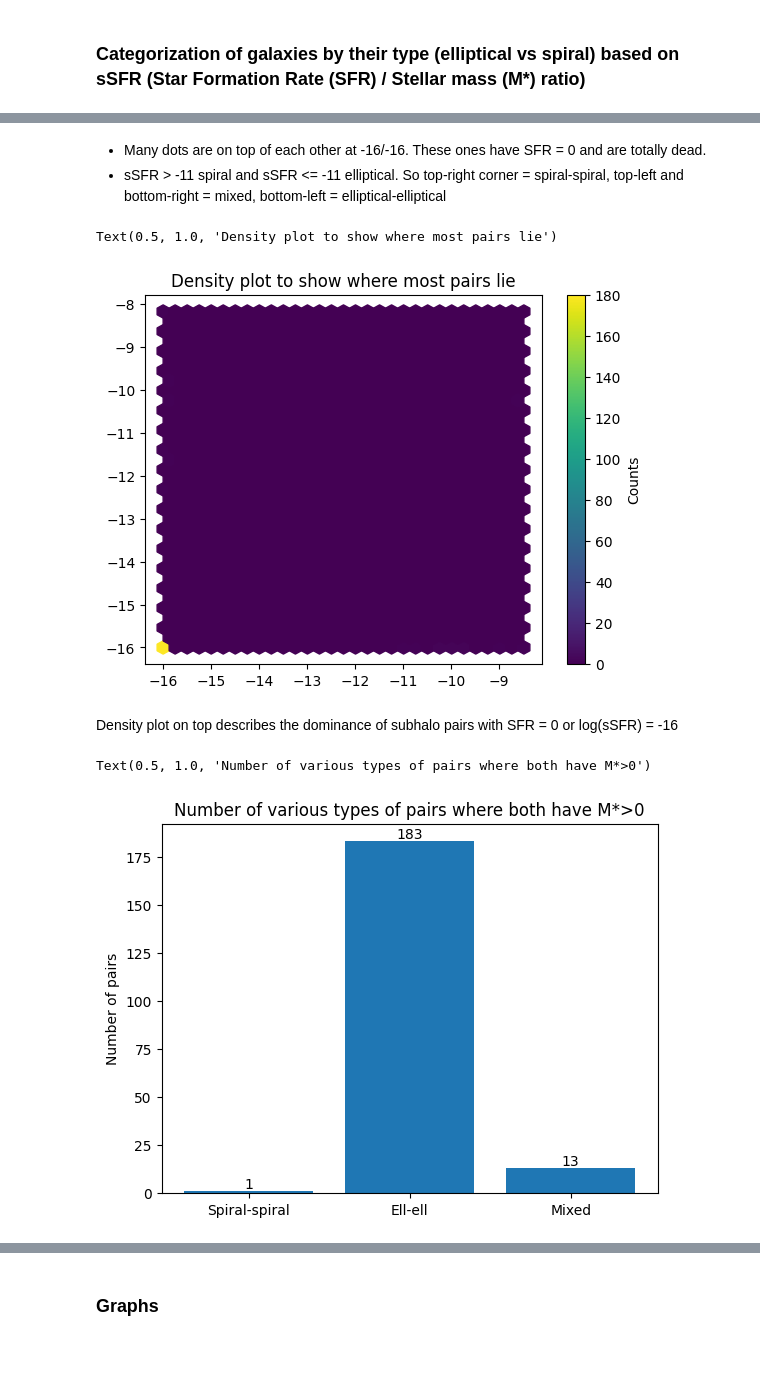
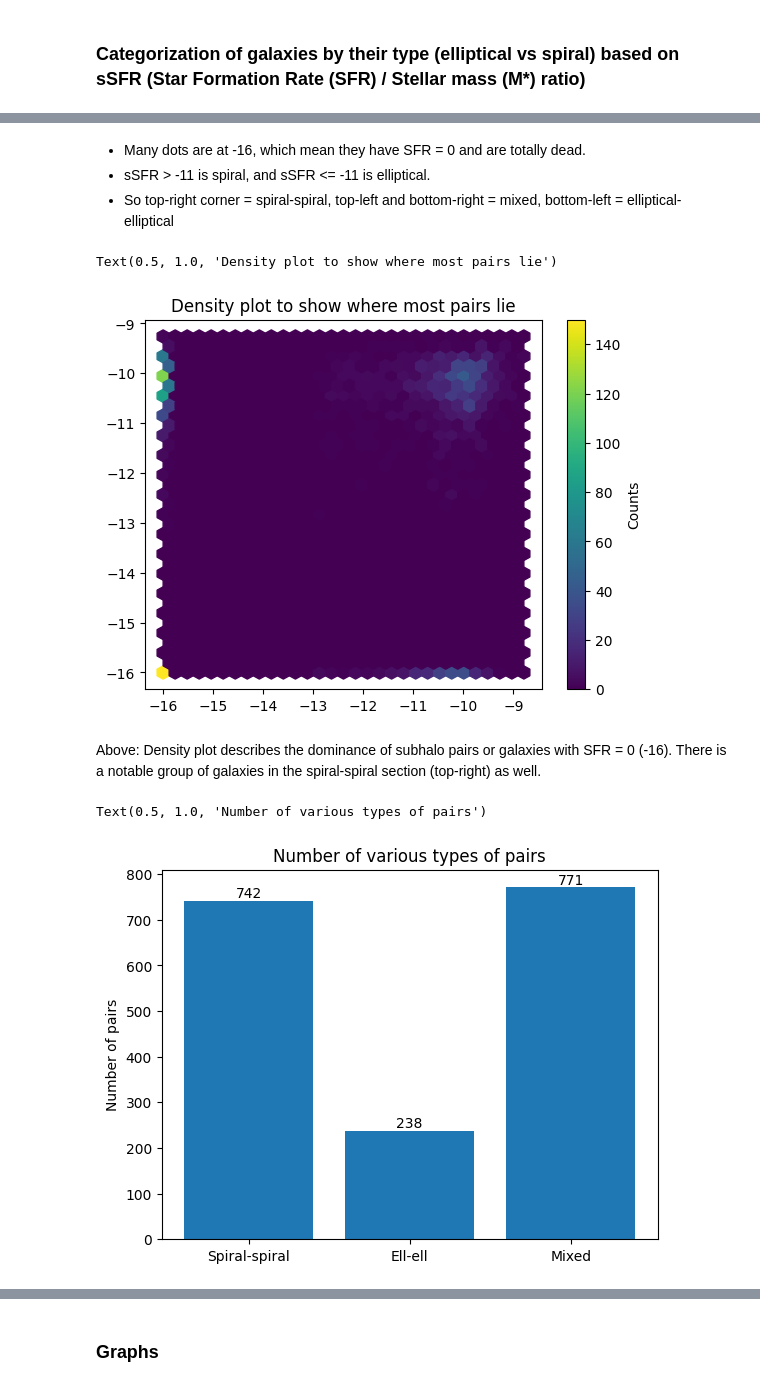
Before and after one commit to topesonen/dsp-cosmology, a Jupyter notebook: notebooks/explore.ipynb, the cells around one changed output, grey strips where cells are left out. Drawn from its saved outputs; the diff is of its cells as text; code cells hidden in the pictures; blank space fills up the shorter version.

```diff
--- a/notebooks/explore.ipynb
+++ b/notebooks/explore.ipynb
@@ -86,6 +86,7 @@ pos_c = sub["SubhaloPos"][keep]
 vel_c = sub["SubhaloVel"][keep]
 m_c   = sub["SubhaloMass"][keep]
 mtype_c = sub["SubhaloMassType"][keep]
+sfr_c = sub["SubhaloSFR"][keep]
 grnr_c  = sub["SubhaloGrNr"][keep]
 
 print("All subhalos:", sub["count"])
@@ -137,6 +138,7 @@ pos_s   = pos_c[keep_star]
 vel_s   = vel_c[keep_star]
 mstar_s = mstar[keep_star]
 mdm_s   = mdm[keep_star]
+sfr_s = sfr_c[keep_star]
 grnr_s  = grnr_c[keep_star]
 
 print("Centrals before stellar-mass filter:", len(pos_c))
@@ -261,43 +268,15 @@ v_t stats [km/s]: min/median/max = 1.4286412 107.331726 1626.0802
 # %%
-#print(in_window)
-#print(pairs)
-
-# Spiral Galaxies: High SFRs (often up to), driven by gas-rich environments, providing fuel for ongoing stellar birth.
-# Elliptical Galaxies: Extremely low SFRs. They are considered "dead" because they have used up or lost their gas.
-# Milky Way forms approx 6–7 Msun/year, while Andromeda (M31) forms approx 0.4 Msun/year. / Source: Google AI (for now)
-
-sub_sfr = sub["SubhaloSFR"] # Msun/yr
-#print(sub_sfr)
-
-sub_masstype_stars = sub["SubhaloMassType"][:,4] * 1e10 / h # SubhaloMassType is in 1e10 Msun/h, and index 4 corresponds to stars & wind particles. USE THIS ONE (ChatGPT). To get physical must have 1e10 / h.
-#print(sub_masstype)
-
-# Note: i and j include the subhalos of interest per pair.
-# Need the following three rows if it is possible that there are galaxies in pairs with stellar mass = 0
-mass_positive_pair = (sub_masstype_stars[i] > 0) & (sub_masstype_stars[j] > 0) # Boolean list whether both subhalos of a pair have a positive stellar mass.
-#print(mass_positive_pair)
-
-i_valid = i[mass_positive_pair]
-j_valid = j[mass_positive_pair]
-
 # TNG masses are in 1e10 Msun/h.
 # sSFR = "specific Star Formation Rate" in astronomy, representing the star formation rate (SFR) of a galaxy divided by its stellar mass (SFR/M*). It is used to measure the intensity of star formation relative to a galaxy's size.
-sSFR_i = sub_sfr[i_valid] / sub_masstype_stars[i_valid] # Include only pairs with mass > 0 for both subhalos.
-sSFR_j = sub_sfr[j_valid] / sub_masstype_stars[j_valid]
+sSFR_i = sfr_s[i] / mstar_s[j]
+sSFR_j = sfr_s[j] / mstar_s[j]
 #print(sSFR_i)
 #print(sSFR_j)
 
 # Printing out to check the counts make sense.
 print("Selected counts:")
-print(f"All rows: {len(sub_masstype_stars)}")
+print(f"All mstar_s rows: {len(mstar_s)}")
 print((f"Pairs: {len(i)}"))
-print((f"Pairs where both subhalos have a stellar mass > 0): {len(i_valid)}"))
-#print((f"Valid pairs (mass > 0): {len(j_valid)}"))
-print(f"i mass = 0: {(sub_masstype_stars[i] == 0).sum()}")
-print(f"j mass = 0: {(sub_masstype_stars[j] == 0).sum()}")
-print(f"i & j mass = 0: {((sub_masstype_stars[i] == 0) & (sub_masstype_stars[j] == 0)).sum()}")
-print(f"i or j mass = 0: {((sub_masstype_stars[i] == 0) | (sub_masstype_stars[j] == 0)).sum()}")
-print(f"Pairs with mass > 0 out of all found pairs: {len(i_valid) / len(i)}")
 print(f"sSFR_i (specific Star Formation Rate)): {len(sSFR_i)}")
 # %% [output]
 Selected counts:
@@ -376,38 +325,39 @@ Text(0.5, 1.0, 'sSFR_i vs sSFR_j: spiral-spiral top right corner')
 # %% [markdown]
-- Many dots are on top of each other at -16/-16. These ones have SFR = 0 and are totally dead.
-- sSFR > -11 spiral and sSFR <= -11 elliptical. So top-right corner = spiral-spiral, top-left and bottom-right = mixed, bottom-left = elliptical-elliptical
+- Many dots are at -16, which mean they have SFR = 0 and are totally dead.
+- sSFR > -11 is spiral, and sSFR <= -11 is elliptical.
+- So top-right corner = spiral-spiral, top-left and bottom-right = mixed, bottom-left = elliptical-elliptical
 # %%
 plt.hexbin(log_sSFR_i, log_sSFR_j, gridsize=30)
 plt.colorbar(label="Counts")
 plt.title("Density plot to show where most pairs lie")
 # %% [output]
 Text(0.5, 1.0, 'Density plot to show where most pairs lie')
-[figure, old version]
+[figure, new version]
 # %% [markdown]
-Density plot on top describes the dominance of subhalo pairs with SFR = 0 or log(sSFR) = -16
+Above: Density plot describes the dominance of subhalo pairs or galaxies with SFR = 0 (-16). There is a notable group of galaxies in the spiral-spiral section (top-right) as well.
 # %%
 spiral_spiral = np.sum((log_sSFR_i > -11) & (log_sSFR_j > -11))
 ell_ell = np.sum((log_sSFR_i <= -11) & (log_sSFR_j <= -11))
 mixed = len(log_sSFR_i) - spiral_spiral - ell_ell
 
 bars = plt.bar(
     ["Spiral-spiral", "Ell-ell", "Mixed"],
     [spiral_spiral, ell_ell, mixed]
 )
 
 for bar in bars:
     height = bar.get_height()
     plt.text(
         bar.get_x() + bar.get_width()/2,
         height,
         f"{int(height)}",
         ha='center',
         va='bottom'
     )
 
 plt.ylabel("Number of pairs")
-plt.title("Number of various types of pairs where both have M*>0")
+plt.title("Number of various types of pairs")
 # %% [output]
-Text(0.5, 1.0, 'Number of various types of pairs where both have M*>0')
+Text(0.5, 1.0, 'Number of various types of pairs')
-[figure, old version]
+[figure, new version]
 # %% [markdown]
```
Also changed, not shown: parts of 18 cells of this notebook.
